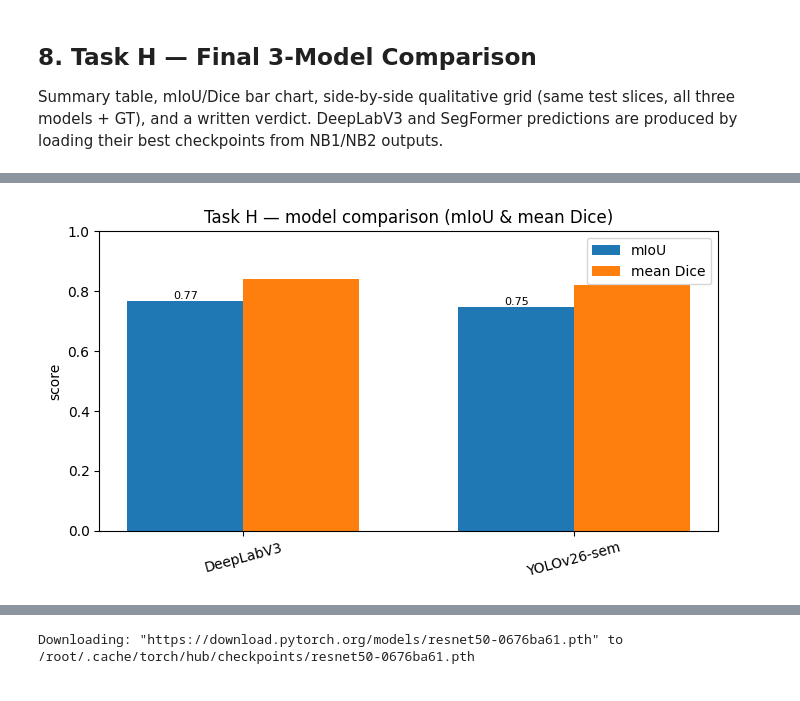
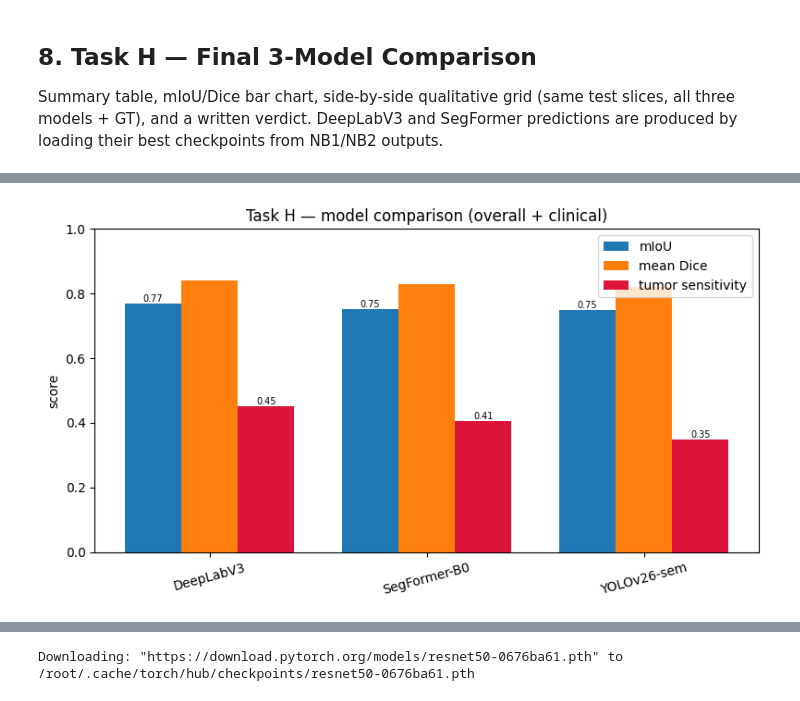
Before and after one commit to MdAsif-Hossain/Liver-and-Tumor-Segmentation, a Jupyter notebook: seg-yolov26-semantic.ipynb, the cells around one changed output, grey strips where cells are left out. Drawn from its saved outputs; the diff is of its cells as text; code cells hidden in the pictures.

```diff
--- a/nb3-yolov26-semantic.ipynb
+++ b/seg-yolov26-semantic.ipynb
@@ -84,6 +91,11 @@ YOLO expects parallel `images/{train,val,test}` and `masks/{train,val,test}` fol
 # 3. Export images (symlink) + fused masks (PNG 0/1/2) + write data.yaml
 # =====================================================================
 YROOT = WORK/"yolo_ds"
+# If a previous NB3 output (with a trained best.pt) is attached, skip the ~6h retrain and
+# only re-export the TEST split (needed for evaluation). Otherwise export all + train.
+YOLO_PRETRAINED = next(iter(glob.glob("/kaggle/input/**/lits_sem/weights/best.pt", recursive=True)), None)
+_export_splits = ["test"] if YOLO_PRETRAINED else ["train","val","test"]
+print("pre-trained YOLO best.pt:", YOLO_PRETRAINED, "| exporting:", _export_splits)
 for sp in ["train","val","test"]:
     (YROOT/"images"/sp).mkdir(parents=True, exist_ok=True)
     (YROOT/"masks"/sp).mkdir(parents=True, exist_ok=True)
@@ -95,12 +107,11 @@ def render_25d(vol, sl):   # RGB PNG = [i-1, center, i+1] (real volumetric conte
     n = np.array(Image.open(nxt).convert("L")) if nxt is not None else center
     return np.stack([p, center, n], axis=-1)
 
-import glob as _glob   # tumor prevalence for train oversampling (4x duplicate tumor slices)
-_mp = next(iter(_glob.glob("/kaggle/input/**/manifest.csv", recursive=True)), None)
+_mp = next(iter(glob.glob("/kaggle/input/**/manifest.csv", recursive=True)), None)
 _ht = {f"{r.volume}_{r.slice}": int(r.has_tumor) for r in pd.read_csv(_mp).itertuples()} if _mp else {}
 
 t0 = time.time()
-for sp in ["train","val","test"]:
+for sp in _export_splits:
     n_out = 0
     for sid in split[sp]:
         k = tuple(int(x) for x in sid.split("_")); stem = img_by[k].stem
@@ -178,7 +194,7 @@ Results saved to /kaggle/working/yolo_runs/lits_sem
 best weights: /kaggle/working/yolo_runs/lits_sem/weights/best.pt
 # %%
 # per-epoch curves from Ultralytics results.csv (Task E requirement)
-csvs = list((WORK/"yolo_runs").rglob("results.csv"))
+csvs = list((WORK/"yolo_runs").rglob("results.csv")) or [Path(p) for p in glob.glob("/kaggle/input/**/lits_sem/results.csv", recursive=True)]
 if csvs:
     df = pd.read_csv(csvs[0]); df.columns = [c.strip() for c in df.columns]
     loss_cols = [c for c in df.columns if "loss" in c.lower()]
@@ -336,8 +352,13 @@ most-confused class pair: TRUE 'background' -> PRED 'liver' (506331 px)
 # 7b. Append YOLO metrics to the shared results.json
 # =====================================================================
 res_path = WORK/"results.json"
-src = next(iter(glob.glob("/kaggle/input/**/results.json", recursive=True)), None)
-res = json.load(open(src)) if src else (json.load(open(res_path)) if res_path.exists() else {})
+res = {}
+for rp in sorted(glob.glob("/kaggle/input/**/results.json", recursive=True)):   # MERGE all (NB1 + NB2)
+    try: res.update(json.load(open(rp)))
+    except Exception: pass
+if res_path.exists():
+    try: res.update(json.load(open(res_path)))
+    except Exception: pass
 res["YOLOv26-sem"] = {
     "miou": testm["miou"], "iou_per_class": testm["iou"], "dice": testm["mdice"],
     "dice_per_class": testm["dice"], "pixel_acc": testm["pixel_acc"],
@@ -363,7 +384,8 @@ for name, r in res.items():
                  "tumor_sens": round(r.get("tumor_sensitivity", float("nan")),3),
                  "pv_tumor_Dice": round((r.get("pv_tumor_dice") or [float("nan")])[0],3),
                  "pixel_acc": round(r["pixel_acc"],4), "mean_pixel_acc": round(r["mean_pixel_acc"],4),
-                 "IoU_liver": round(r["iou_per_class"][1],3), "IoU_tumor": round(r["iou_per_class"][2],3)})
+                 "IoU_bg": round(r["iou_per_class"][0],3), "IoU_liver": round(r["iou_per_class"][1],3),
+                 "IoU_tumor": round(r["iou_per_class"][2],3)})
 summary = pd.DataFrame(rows).sort_values("mIoU", ascending=False).reset_index(drop=True)
 summary.to_csv(WORK/"task_h_summary.csv", index=False)
 display(summary)
@@ -374,14 +397,17 @@ display(summary)
 # %%
 # =====================================================================
 # 8b. Bar chart — mIoU + mean Dice across the three models
 # =====================================================================
-models = summary["model"].tolist(); x = np.arange(len(models)); w = 0.35
-plt.figure(figsize=(7,4))
-plt.bar(x-w/2, summary["mIoU"], w, label="mIoU")
-plt.bar(x+w/2, summary["mean_Dice"], w, label="mean Dice")
+models = summary["model"].tolist(); x = np.arange(len(models)); w = 0.26
+plt.figure(figsize=(8,4.5))
+plt.bar(x-w, summary["mIoU"], w, label="mIoU")
+plt.bar(x,   summary["mean_Dice"], w, label="mean Dice")
+plt.bar(x+w, summary["tumor_sens"], w, label="tumor sensitivity", color="crimson")
 plt.xticks(x, models, rotation=15); plt.ylim(0,1); plt.ylabel("score"); plt.legend()
-plt.title("Task H — model comparison (mIoU & mean Dice)")
-for i,v in enumerate(summary["mIoU"]): plt.text(x[i]-w/2, v, f"{v:.2f}", ha="center", va="bottom", fontsize=8)
+plt.title("Task H — model comparison (overall + clinical)")
+for i in range(len(models)):
+    plt.text(x[i]-w, summary["mIoU"].iloc[i], f"{summary['mIoU'].iloc[i]:.2f}", ha="center", va="bottom", fontsize=7)
+    plt.text(x[i]+w, summary["tumor_sens"].iloc[i], f"{summary['tumor_sens'].iloc[i]:.2f}", ha="center", va="bottom", fontsize=7)
 plt.tight_layout(); plt.savefig(WORK/"task_h_bars.png", dpi=120); plt.show()
 # %% [output]
-[figure, old version]
+[figure, new version]
```
Also changed, not shown: parts of 11 cells of this notebook, 13 other files.
